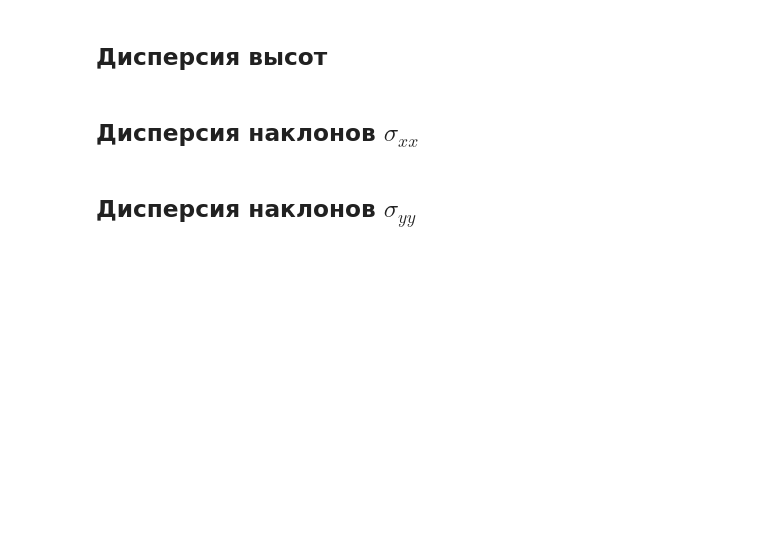
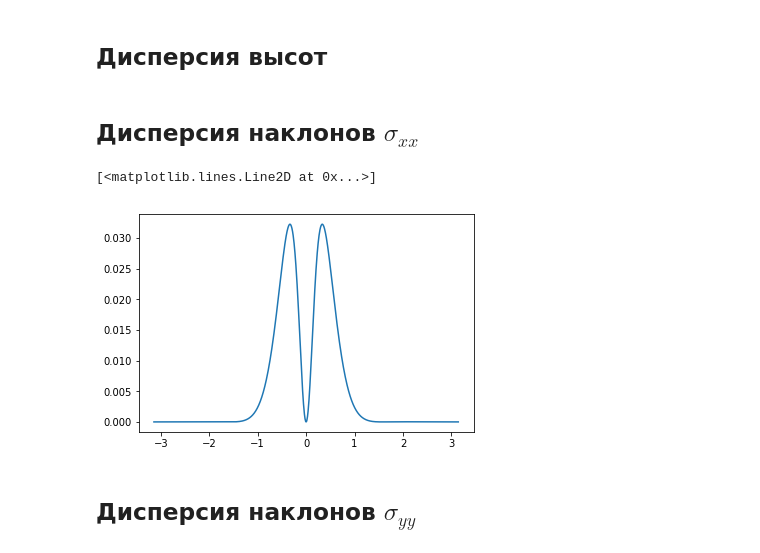
Before and after one commit to KirillPonur/water, a Jupyter notebook: k-model-v1.0.ipynb, the cells around one changed output. Cells and saved outputs as stored; diff of their text form; code cells hidden in the pictures; blank space fills up the shorter version.

```diff
--- a/k-model-v1.0.ipynb
+++ b/k-model-v1.0.ipynb
@@ -329,10 +382,16 @@ def F1(k,phi):
 # %%
 def sigma_xx(k,phi):
     F2=(
         full_spectrum(k)*(x*cos(phi))**2
         *Phi(phi,k)*A(k)
        )
     return F2
+phi=linspace(-pi,pi,1000)
+y=sigma_xx(0.06,phi)
+plot(phi,y)
+# %% [output]
+[<matplotlib.lines.Line2D at 0x...>]
+[figure, added]
 # %% [markdown]
 ## Дисперсия наклонов $\sigma_{yy}$
 # %%
```
Also changed, not shown: parts of 18 cells of this notebook, 3 other files.
